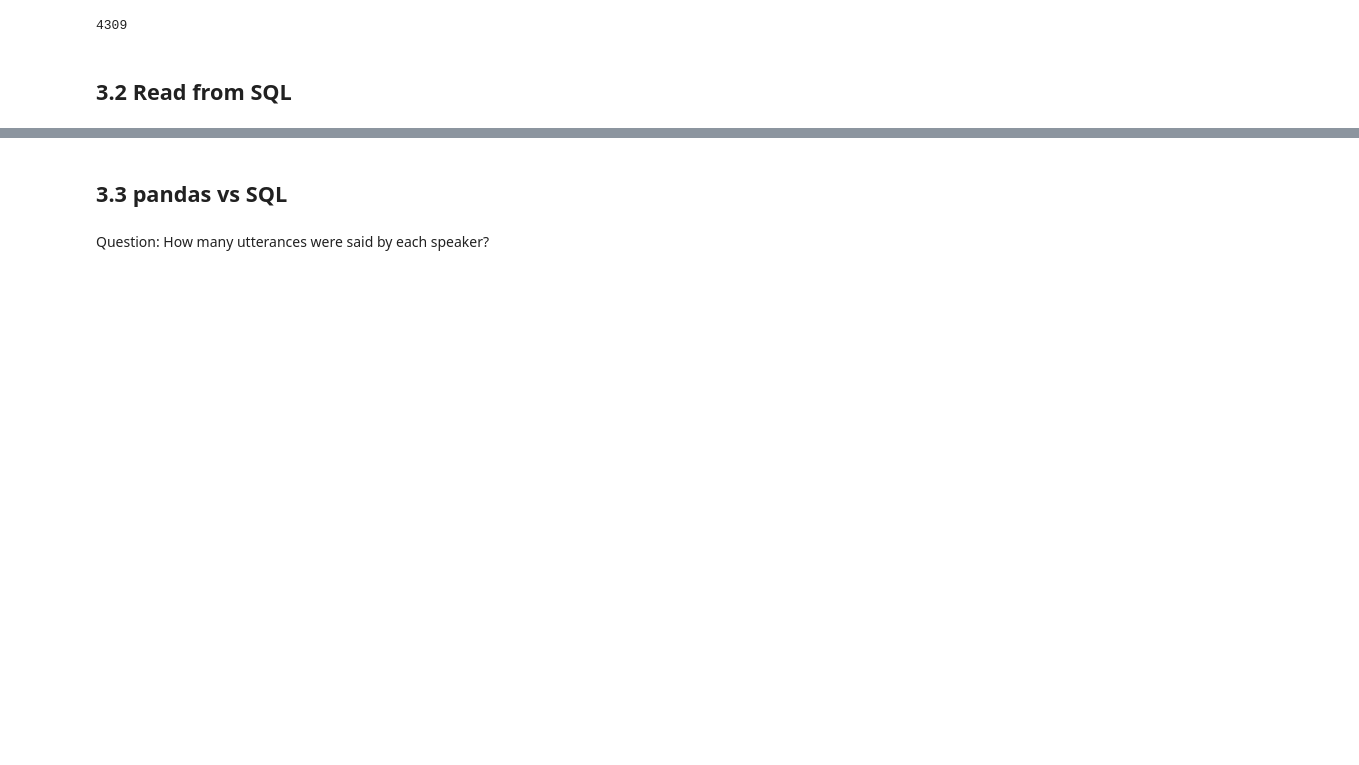
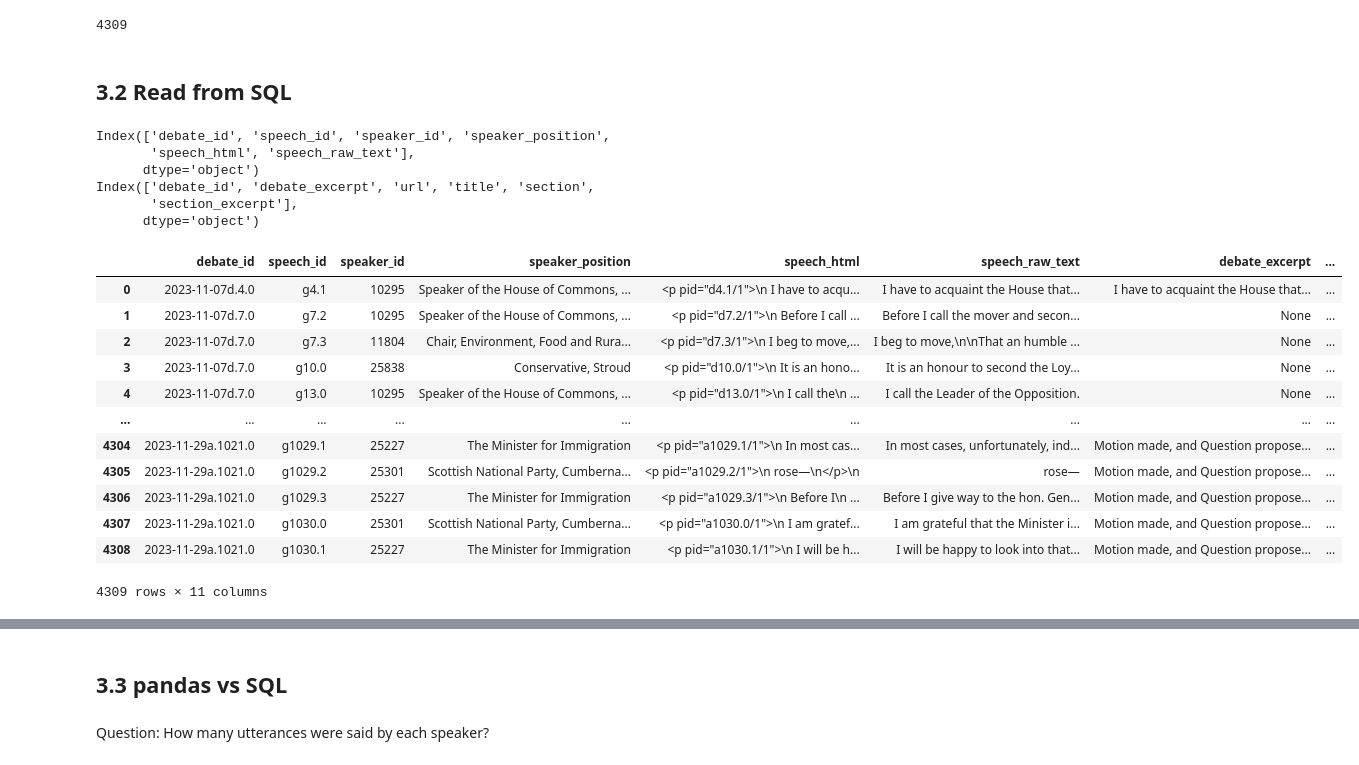
Before and after one commit to ZCLiu35/w10-data-reshaping-tricks, a Jupyter notebook: notebooks/NB01-collect-data.ipynb, the cells around one changed output, grey strips where cells are left out. Saved outputs shown, nothing was run; the diff lists cells and outputs as text; code cells hidden in the pictures; blank space fills up the shorter version.

```diff
--- a/notebooks/NB01-collect-data.ipynb
+++ b/notebooks/NB01-collect-data.ipynb
@@ -249,3 +251,31 @@ df_speeches.to_sql('speeches', engine, if_exists='append', index=False)
 4309
 # %% [markdown]
 ## 3.2 Read from SQL
+# %%
+print(df_speeches.columns)
+print(df_debates.columns)
+# %% [output]
+Index(['debate_id', 'speech_id', 'speaker_id', 'speaker_position',
+       'speech_html', 'speech_raw_text'],
+      dtype='object')
+Index(['debate_id', 'debate_excerpt', 'url', 'title', 'section',
+       'section_excerpt'],
+      dtype='object')
+# %%
+pd.merge(left=df_speeches, right=df_debates,
+         left_on= ["debate_id"], right_on=["debate_id"]
+         )
+# %% [output]
+|  | debate_id | speech_id | speaker_id | speaker_position | speech_html | speech_raw_text | debate_excerpt | ... |
+| 0 | 2023-11-07d.4.0 | g4.1 | 10295 | Speaker of the House of Commons, ... | <p pid="d4.1/1">\n I have to acqu... | I have to acquaint the House that... | I have to acquaint the House that... | ... |
+| 1 | 2023-11-07d.7.0 | g7.2 | 10295 | Speaker of the House of Commons, ... | <p pid="d7.2/1">\n Before I call ... | Before I call the mover and secon... | None | ... |
+| 2 | 2023-11-07d.7.0 | g7.3 | 11804 | Chair, Environment, Food and Rura... | <p pid="d7.3/1">\n I beg to move,... | I beg to move,\n\nThat an humble ... | None | ... |
+| 3 | 2023-11-07d.7.0 | g10.0 | 25838 | Conservative, Stroud | <p pid="d10.0/1">\n It is an hono... | It is an honour to second the Loy... | None | ... |
+| 4 | 2023-11-07d.7.0 | g13.0 | 10295 | Speaker of the House of Commons, ... | <p pid="d13.0/1">\n I call the\n ... | I call the Leader of the Opposition. | None | ... |
+| ... | ... | ... | ... | ... | ... | ... | ... | ... |
+| 4304 | 2023-11-29a.1021.0 | g1029.1 | 25227 | The Minister for Immigration | <p pid="a1029.1/1">\n In most cas... | In most cases, unfortunately, ind... | Motion made, and Question propose... | ... |
+| 4305 | 2023-11-29a.1021.0 | g1029.2 | 25301 | Scottish National Party, Cumberna... | <p pid="a1029.2/1">\n rose—\n</p>\n | rose— | Motion made, and Question propose... | ... |
+| 4306 | 2023-11-29a.1021.0 | g1029.3 | 25227 | The Minister for Immigration | <p pid="a1029.3/1">\n Before I\n ... | Before I give way to the hon. Gen... | Motion made, and Question propose... | ... |
+| 4307 | 2023-11-29a.1021.0 | g1030.0 | 25301 | Scottish National Party, Cumberna... | <p pid="a1030.0/1">\n I am gratef... | I am grateful that the Minister i... | Motion made, and Question propose... | ... |
+| 4308 | 2023-11-29a.1021.0 | g1030.1 | 25227 | The Minister for Immigration | <p pid="a1030.1/1">\n I will be h... | I will be happy to look into that... | Motion made, and Question propose... | ... |
+4309 rows × 11 columns
```
Also changed, not shown: parts of 11 cells of this notebook.
